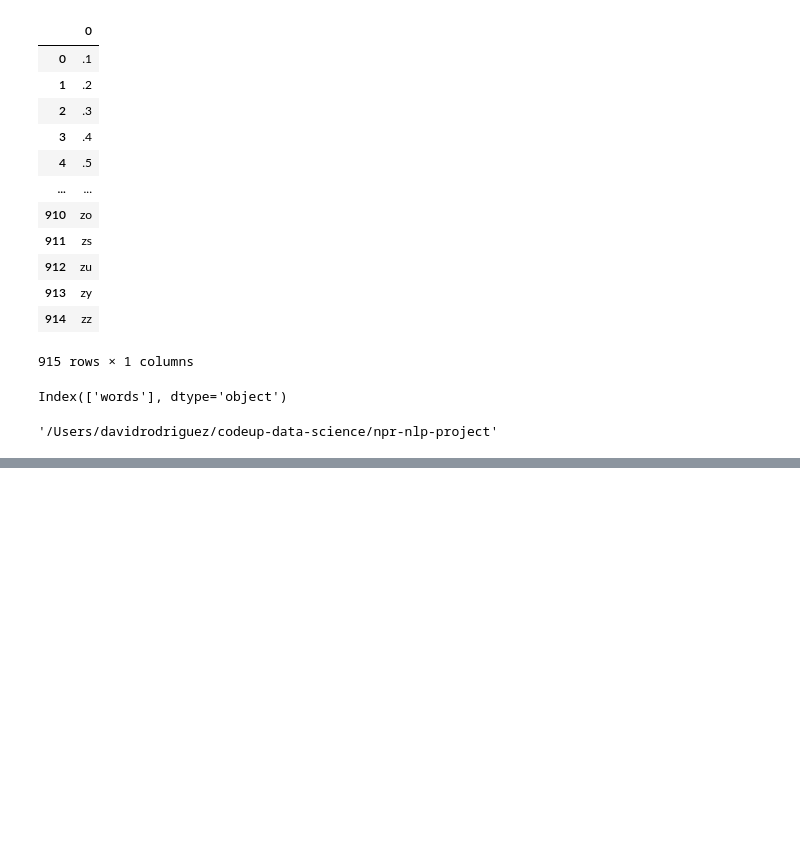
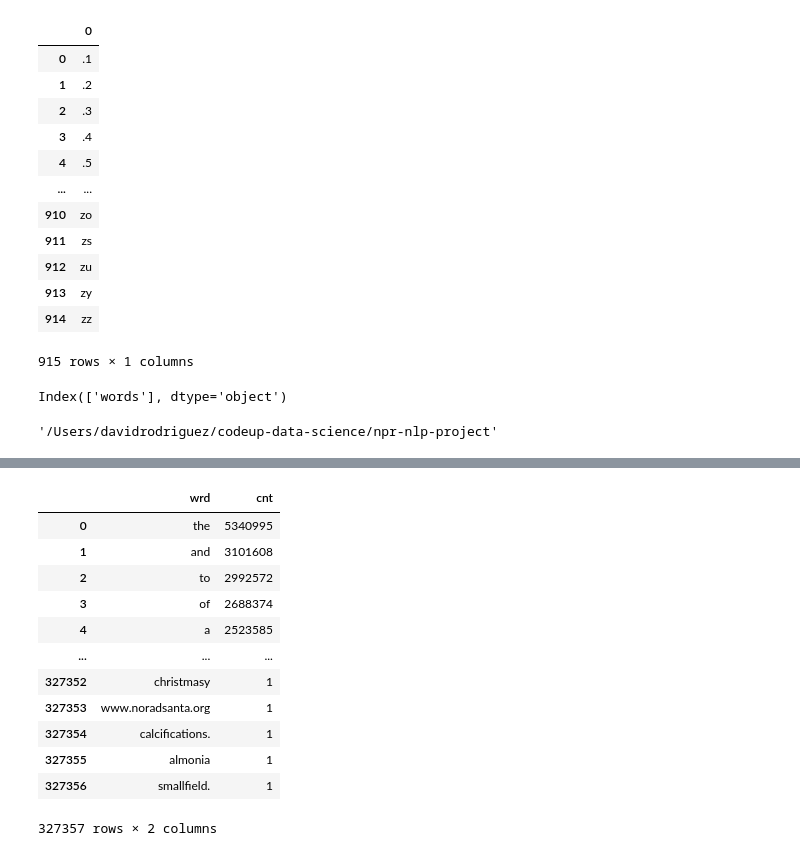
Before and after one commit to npr-nlp/npr-nlp-project, a Jupyter notebook: david_wip.ipynb, the cells around one changed output, grey strips where cells are left out. Saved outputs shown, nothing was run; the diff lists cells and outputs as text; code cells hidden in the pictures; blank space fills up the shorter version.

```diff
--- a/david_wip.ipynb
+++ b/david_wip.ipynb
@@ -1243,0 +1367,22 @@ pwd
+# %%
+all_words = ' '.join(u_df.clean)
+# %%
+all_freq = pd.Series(all_words.split()).value_counts()
+# %%
+all_freq_df = all_freq.to_frame().reset_index()
+all_freq_df.columns = ['wrd', 'cnt']
+all_freq_df
+# %% [output]
+|  | wrd | cnt |
+| 0 | the | 5340995 |
+| 1 | and | 3101608 |
+| 2 | to | 2992572 |
+| 3 | of | 2688374 |
+| 4 | a | 2523585 |
+| ... | ... | ... |
+| 327352 | christmasy | 1 |
+| 327353 | www.noradsanta.org | 1 |
+| 327354 | calcifications. | 1 |
+| 327355 | almonia | 1 |
+| 327356 | smallfield. | 1 |
+327357 rows × 2 columns
```
Also changed, not shown: parts of 17 cells of this notebook.
